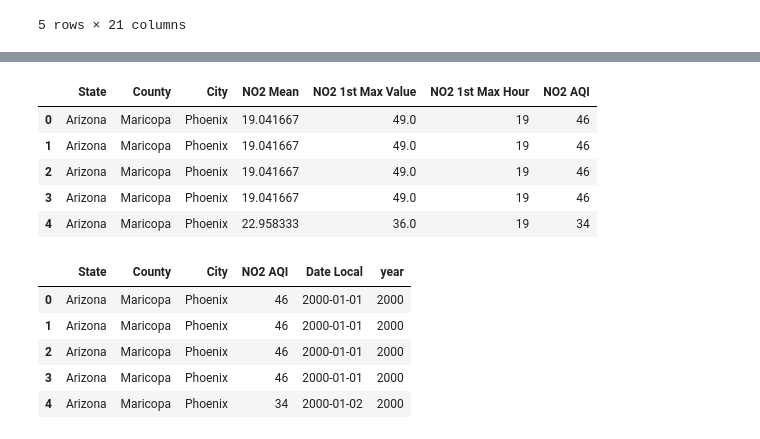
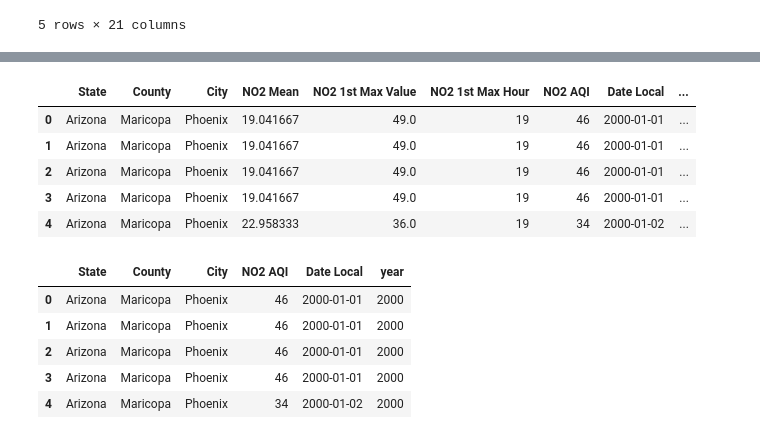
Before and after one commit to sachsjohn/Project_1_Pollution, a Jupyter notebook: Pollution Data.ipynb, the cells around one changed output, grey strips where cells are left out. Drawn from its saved outputs; the diff is of its cells as text; code cells hidden in the pictures.

```diff
--- a/Pollution Data.ipynb
+++ b/Pollution Data.ipynb
@@ -50,17 +72,16 @@ df.head()
 # Dropping the NA values at this point would end up losing a lot of data for O3 and CO2 data, so we want to maintain separate dfs once we get to that point.
 # %%
 #NO2 data
-NO2_data = df[["State", "County", "City",
-               "NO2 Mean","NO2 1st Max Value", "NO2 1st Max Hour", "NO2 AQI"
+NO2_data = df[["State", "County", "City","NO2 Mean","NO2 1st Max Value", "NO2 1st Max Hour", "NO2 AQI","Date Local","year"
                           ]]
 NO2_data.head()
 # %% [output]
-|  | State | County | City | NO2 Mean | NO2 1st Max Value | NO2 1st Max Hour | NO2 AQI |
-| 0 | Arizona | Maricopa | Phoenix | 19.041667 | 49.0 | 19 | 46 |
-| 1 | Arizona | Maricopa | Phoenix | 19.041667 | 49.0 | 19 | 46 |
-| 2 | Arizona | Maricopa | Phoenix | 19.041667 | 49.0 | 19 | 46 |
-| 3 | Arizona | Maricopa | Phoenix | 19.041667 | 49.0 | 19 | 46 |
-| 4 | Arizona | Maricopa | Phoenix | 22.958333 | 36.0 | 19 | 34 |
+|  | State | County | City | NO2 Mean | NO2 1st Max Value | NO2 1st Max Hour | NO2 AQI | Date Local | ... |
+| 0 | Arizona | Maricopa | Phoenix | 19.041667 | 49.0 | 19 | 46 | 2000-01-01 | ... |
+| 1 | Arizona | Maricopa | Phoenix | 19.041667 | 49.0 | 19 | 46 | 2000-01-01 | ... |
+| 2 | Arizona | Maricopa | Phoenix | 19.041667 | 49.0 | 19 | 46 | 2000-01-01 | ... |
+| 3 | Arizona | Maricopa | Phoenix | 19.041667 | 49.0 | 19 | 46 | 2000-01-01 | ... |
+| 4 | Arizona | Maricopa | Phoenix | 22.958333 | 36.0 | 19 | 34 | 2000-01-02 | ... |
 # %%
 #NO2 data group it
 NO2_group = df[["State","County","City","NO2 AQI","Date Local","year"
```
Also changed, not shown: parts of 3 cells of this notebook.
